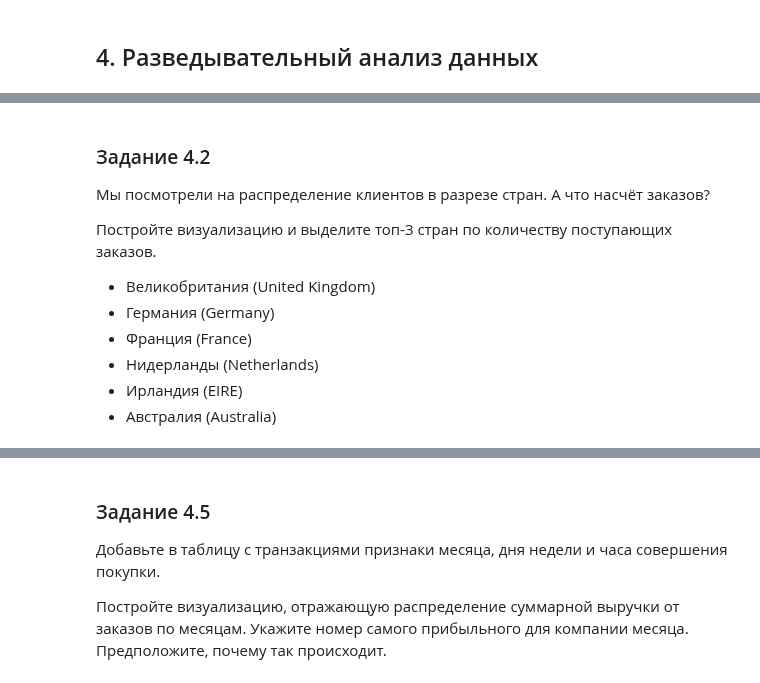
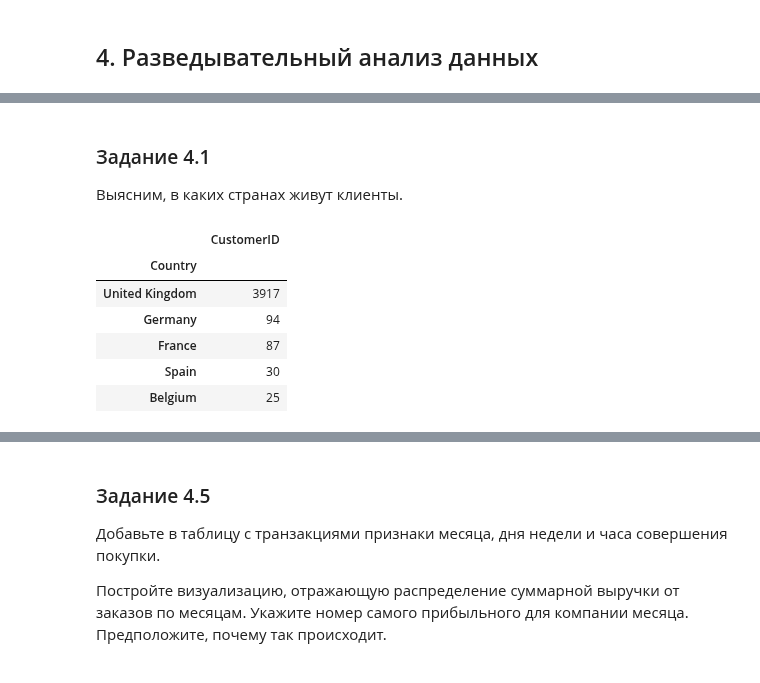
Before and after one commit to PlatArs/PROJECT-6, a Jupyter notebook: Project_6.ipynb, the cells around one changed output, grey strips where cells are left out. Drawn from its saved outputs; the diff is of its cells as text; code cells hidden in the pictures.

```diff
--- a/Project_6.ipynb
+++ b/Project_6.ipynb
@@ -408,12 +387,21 @@ data.to_csv('data_eda.csv')
-# %% [markdown]
-### Задание 4.2
-Мы посмотрели на распределение клиентов в разрезе стран. А что насчёт заказов?
-
-Постройте визуализацию и выделите топ-3 стран по количеству поступающих заказов.
-
-* Великобритания (United Kingdom)
-* Германия (Germany)
-* Франция (France)
-* Нидерланды (Netherlands)
-* Ирландия (EIRE)
-* Австралия (Australia)
+# %% [markdown]
+### Задание 4.1
+Выясним, в каких странах живут клиенты.
+# %%
+country_df = data[['Country', 'CustomerID']]
+# Оставим только уникальных клиентов
+country_df = country_df.drop_duplicates()
+country_df = country_df.groupby('Country').count()
+country_df = country_df.sort_values('CustomerID', ascending=False)
+display(country_df.head())
+
+fig = px.choropleth(country_df, locations=country_df.index, locationmode = 'country names', color='CustomerID', scope='world', color_continuous_scale = 'spectral')
+fig.show()
+# %% [output]
+|  | CustomerID |
+| Country |  |
+| United Kingdom | 3917 |
+| Germany | 94 |
+| France | 87 |
+| Spain | 30 |
+| Belgium | 25 |
```
Also changed, not shown: parts of 9 cells of this notebook.
